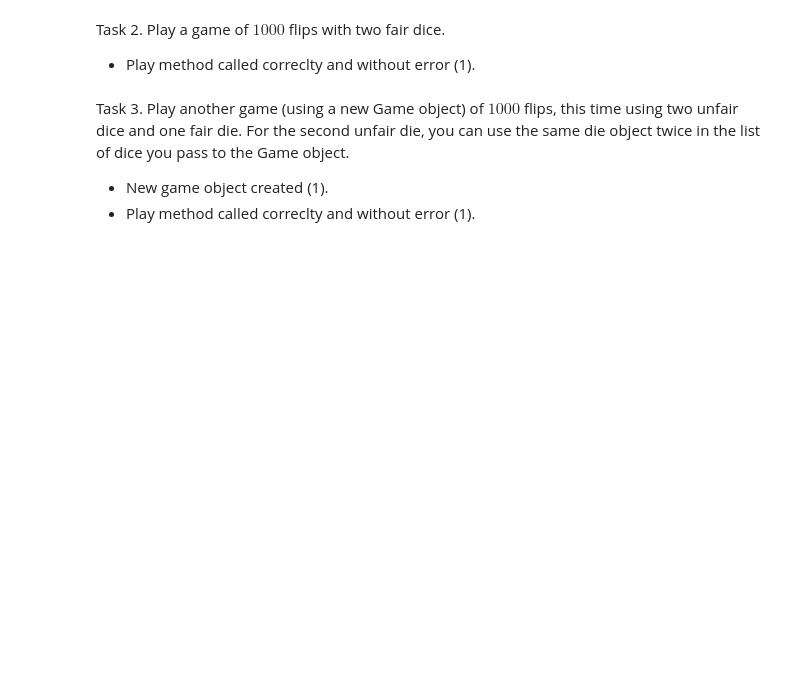
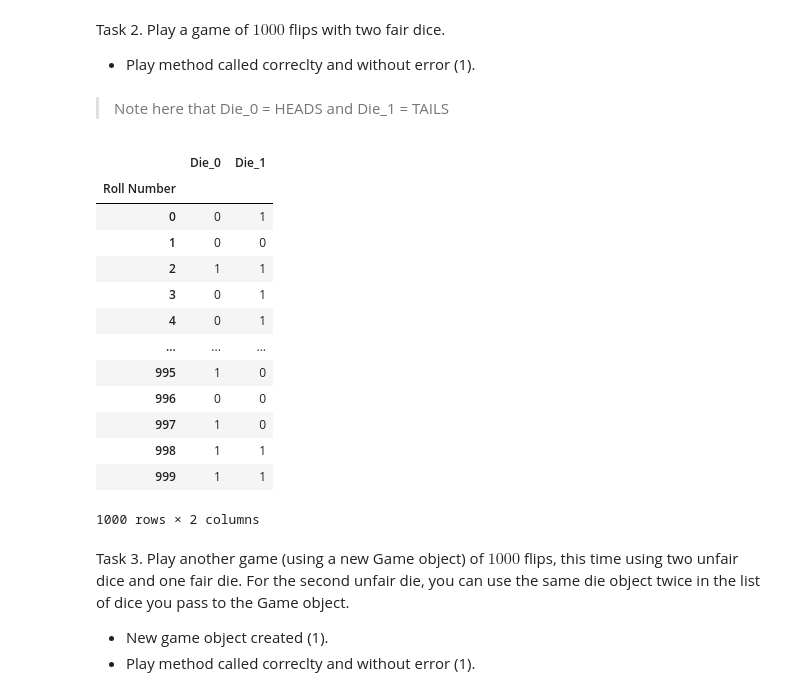
Before and after one commit to courtneyhodge/ds5100-finalproject-yss2zv, a Jupyter notebook: final_project_files/DS51200_FinalProjectTemplate.ipynb, the cells around one changed output. Saved outputs shown, nothing was run; the diff lists cells and outputs as text; code cells hidden in the pictures; blank space fills up the shorter version.

```diff
--- a/final_project_files/DS51200_FinalProjectTemplate.ipynb
+++ b/final_project_files/DS51200_FinalProjectTemplate.ipynb
@@ -905,6 +932,27 @@ Task 1. Create a fair coin (with faces $H$ and $T$) and one unfair coin in which
 Task 2. Play a game of $1000$ flips with two fair dice.
 
 - Play method called correclty and without error (1).
+# %% [markdown]
+> Note here that Die_0 = HEADS and Die_1 = TAILS
+# %%
+fair_game = Game([fair_die, fair_die])
+fair_game.play(1000)
+fair_game.show_results()
+# %% [output]
+|  | Die_0 | Die_1 |
+| Roll Number |  |  |
+| 0 | 0 | 1 |
+| 1 | 0 | 0 |
+| 2 | 1 | 1 |
+| 3 | 0 | 1 |
+| 4 | 0 | 1 |
+| ... | ... | ... |
+| 995 | 1 | 0 |
+| 996 | 0 | 0 |
+| 997 | 1 | 0 |
+| 998 | 1 | 1 |
+| 999 | 1 | 1 |
+1000 rows × 2 columns
 # %% [markdown]
 Task 3. Play another game (using a new Game object) of $1000$ flips, this time using two unfair dice and one fair die. For the second unfair die, you can use the same die object twice in the list of dice you pass to the Game object.
 
```
Also changed, not shown: parts of 15 cells of this notebook, 2 other files.
